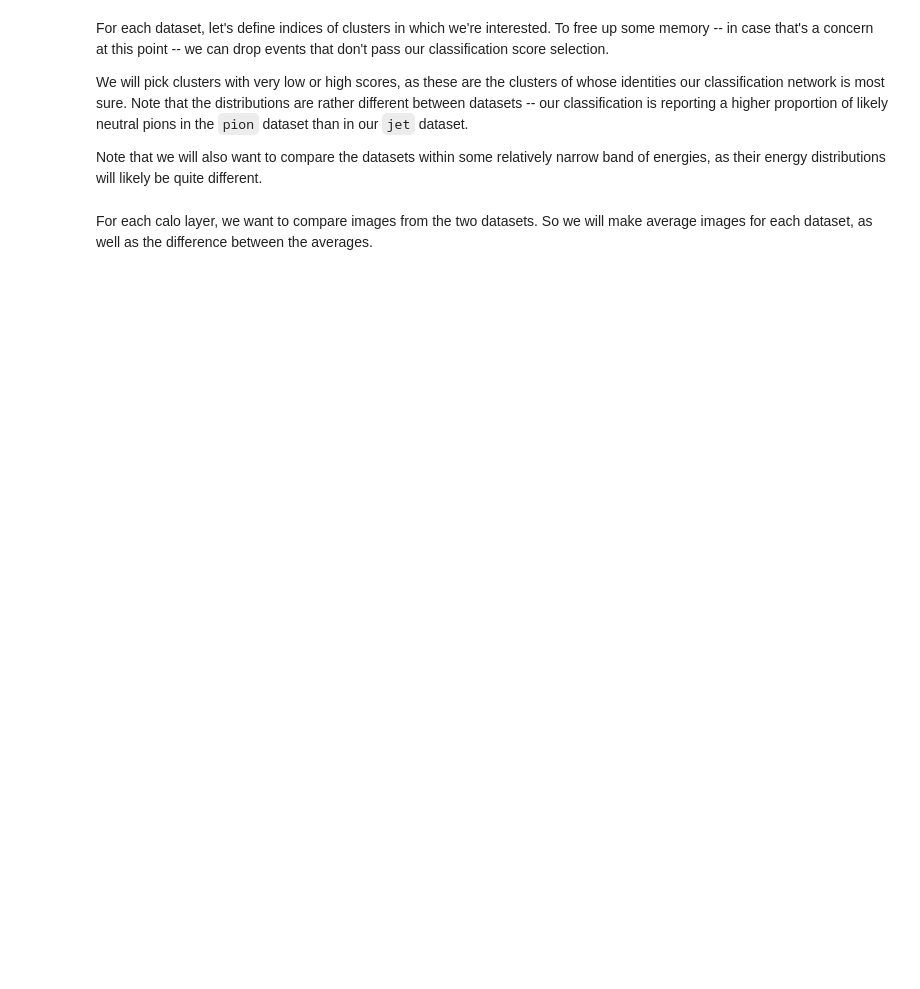
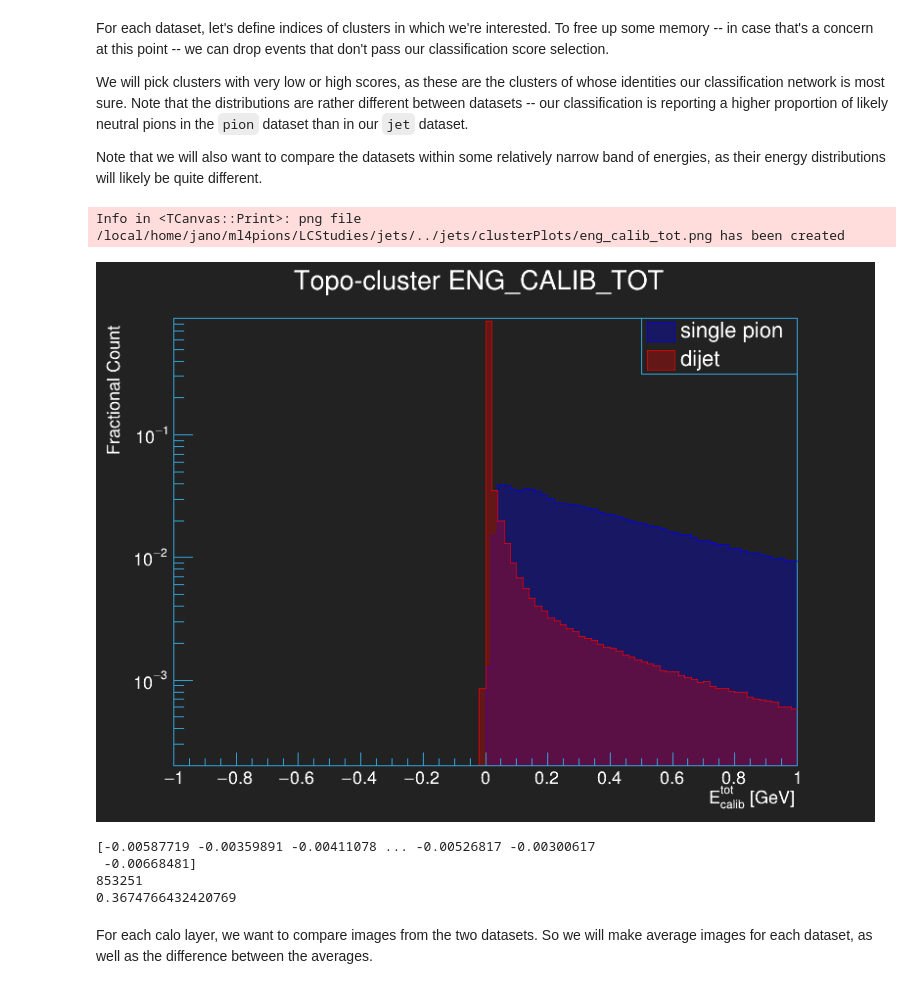
Before and after one commit to atlas-calo-ml/caloml-atlas, a Jupyter notebook: jets/ClusterPlotting.ipynb, the cells around one changed output. Cells and saved outputs as stored; diff of their text form; code cells hidden in the pictures; blank space fills up the shorter version.

```diff
--- a/jets/ClusterPlotting.ipynb
+++ b/jets/ClusterPlotting.ipynb
@@ -188,31 +217,43 @@ Note that we will also want to compare the datasets within some relatively narro
 # %%
 rt.gStyle.SetOptStat(0)
 c = rt.TCanvas(qu.RN(),'score',800,600)
 
-h = {key:rt.TH1F(qu.RN(), ';E_{calib}^{tot};Count',100,0.,100.) for key in scores.keys()}
-colors = {'pion':rt.kBlue,'jet':rt.kRed}
+h = {key:rt.TH1F(qu.RN(), ';E_{calib}^{tot};Count',100,-1.,1.) for key in scores.keys()}
 
 for key,hist in h.items():
     hist.SetLineColorAlpha(colors[key],0.7)
     hist.SetFillColorAlpha(colors[key],0.3)
     for element in eng_calib_tot[key]: hist.Fill(element)
     hist.Scale(1. / hist.Integral())
 
 hstack = rt.THStack()
 legend = rt.TLegend(0.7,0.8,0.9,0.9)
 legend.SetTextColor(plotstyle.text)
 
 for key,hist in h.items():
     hstack.Add(hist)
-    legend.AddEntry(hist,key,'f')
+    legend.AddEntry(hist,legend_entries[key],'f')
 
 hstack.Draw('NOSTACK HIST')
 hstack.SetMaximum(.9)
-hstack.SetTitle('Topo-cluster Truth Energy')
+hstack.SetTitle('Topo-cluster ENG_CALIB_TOT')
 hstack.GetXaxis().SetTitle('E_{calib}^{tot} [GeV]')
 hstack.GetYaxis().SetTitle('Fractional Count')
 
 legend.Draw()
 rt.gPad.SetLogy()
 c.Draw()
+c.SaveAs(plotpath + 'eng_calib_tot.png')
+# %% [output]
+Info in <TCanvas::Print>: png file /local/home/jano/ml4pions/LCStudies/jets/../jets/clusterPlots/eng_calib_tot.png has been created
+[figure, added]
+# %%
+print(eng_calib_tot['jet'][eng_calib_tot['jet'] < 0.])
+print(np.sum(eng_calib_tot['jet'] == 0.))
+print(np.sum(eng_calib_tot['jet'] == 0.) / eng_calib_tot['jet'].shape[0])
+# %% [output]
+[-0.00587719 -0.00359891 -0.00411078 ... -0.00526817 -0.00300617
+ -0.00668481]
+853251
+0.3674766432420769
 # %%
```
Also changed, not shown: parts of 11 cells of this notebook, 8 other files.
